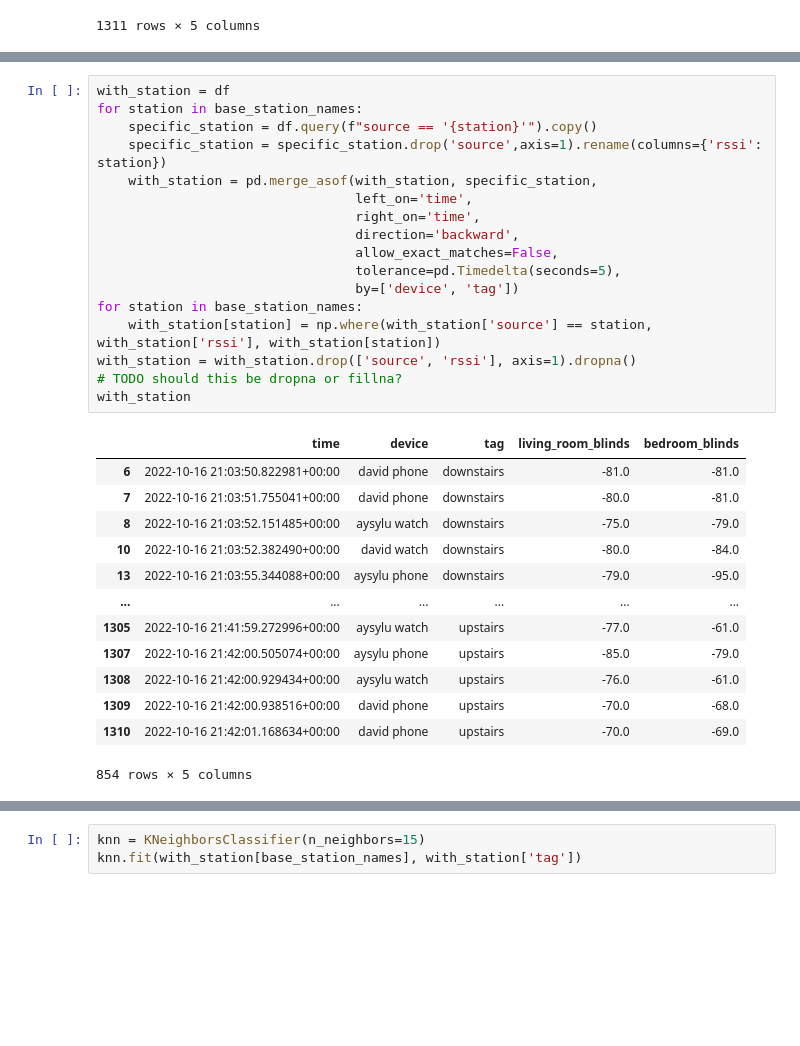
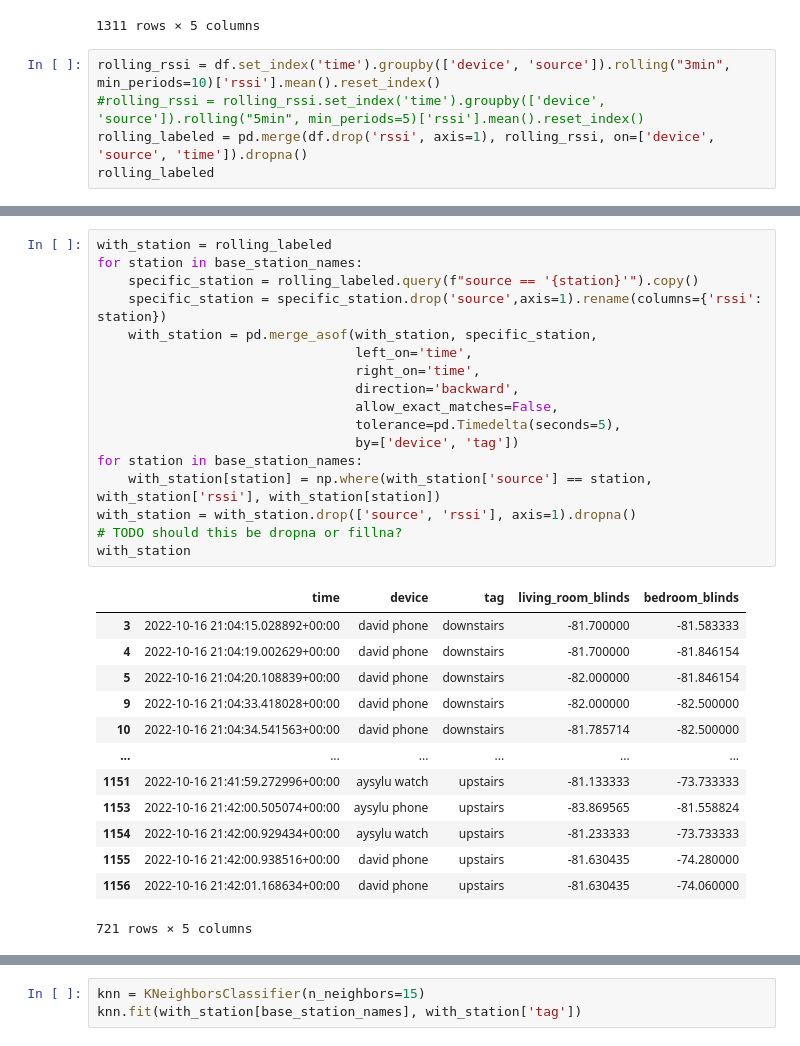
Before and after one commit to dgrnbrg/appdaemon-configs, a Jupyter notebook: appdaemon-dev.ipynb, the cells around one changed output, grey strips where cells are left out. Drawn from its saved outputs; the diff is of its cells as text; blank space fills up the shorter version.

```diff
--- a/appdaemon-dev.ipynb
+++ b/appdaemon-dev.ipynb
@@ -314,3 +314,8 @@ df
 | 926 | 2022-10-16 21:42:00.938516+00:00 | david phone | living_room_blinds | -70 | upstairs |
 | 927 | 2022-10-16 21:42:01.168634+00:00 | david phone | bedroom_blinds | -69 | upstairs |
 1311 rows × 5 columns
+# %%
+rolling_rssi = df.set_index('time').groupby(['device', 'source']).rolling("3min", min_periods=10)['rssi'].mean().reset_index()
+#rolling_rssi = rolling_rssi.set_index('time').groupby(['device', 'source']).rolling("5min", min_periods=5)['rssi'].mean().reset_index()
+rolling_labeled = pd.merge(df.drop('rssi', axis=1), rolling_rssi, on=['device', 'source', 'time']).dropna()
+rolling_labeled
@@ -317,34 +336,34 @@ df
 # %%
-with_station = df
+with_station = rolling_labeled
 for station in base_station_names:
-    specific_station = df.query(f"source == '{station}'").copy()
+    specific_station = rolling_labeled.query(f"source == '{station}'").copy()
     specific_station = specific_station.drop('source',axis=1).rename(columns={'rssi': station})
     with_station = pd.merge_asof(with_station, specific_station,
                                  left_on='time',
                                  right_on='time',
                                  direction='backward',
                                  allow_exact_matches=False,
                                  tolerance=pd.Timedelta(seconds=5),
                                  by=['device', 'tag'])
 for station in base_station_names:
     with_station[station] = np.where(with_station['source'] == station, with_station['rssi'], with_station[station])
 with_station = with_station.drop(['source', 'rssi'], axis=1).dropna()
 # TODO should this be dropna or fillna?
 with_station
 # %% [output]
 |  | time | device | tag | living_room_blinds | bedroom_blinds |
-| 6 | 2022-10-16 21:03:50.822981+00:00 | david phone | downstairs | -81.0 | -81.0 |
-| 7 | 2022-10-16 21:03:51.755041+00:00 | david phone | downstairs | -80.0 | -81.0 |
-| 8 | 2022-10-16 21:03:52.151485+00:00 | aysylu watch | downstairs | -75.0 | -79.0 |
-| 10 | 2022-10-16 21:03:52.382490+00:00 | david watch | downstairs | -80.0 | -84.0 |
-| 13 | 2022-10-16 21:03:55.344088+00:00 | aysylu phone | downstairs | -79.0 | -95.0 |
+| 3 | 2022-10-16 21:04:15.028892+00:00 | david phone | downstairs | -81.700000 | -81.583333 |
+| 4 | 2022-10-16 21:04:19.002629+00:00 | david phone | downstairs | -81.700000 | -81.846154 |
+| 5 | 2022-10-16 21:04:20.108839+00:00 | david phone | downstairs | -82.000000 | -81.846154 |
+| 9 | 2022-10-16 21:04:33.418028+00:00 | david phone | downstairs | -82.000000 | -82.500000 |
+| 10 | 2022-10-16 21:04:34.541563+00:00 | david phone | downstairs | -81.785714 | -82.500000 |
 | ... | ... | ... | ... | ... | ... |
-| 1305 | 2022-10-16 21:41:59.272996+00:00 | aysylu watch | upstairs | -77.0 | -61.0 |
-| 1307 | 2022-10-16 21:42:00.505074+00:00 | aysylu phone | upstairs | -85.0 | -79.0 |
-| 1308 | 2022-10-16 21:42:00.929434+00:00 | aysylu watch | upstairs | -76.0 | -61.0 |
-| 1309 | 2022-10-16 21:42:00.938516+00:00 | david phone | upstairs | -70.0 | -68.0 |
-| 1310 | 2022-10-16 21:42:01.168634+00:00 | david phone | upstairs | -70.0 | -69.0 |
+| 1151 | 2022-10-16 21:41:59.272996+00:00 | aysylu watch | upstairs | -81.133333 | -73.733333 |
+| 1153 | 2022-10-16 21:42:00.505074+00:00 | aysylu phone | upstairs | -83.869565 | -81.558824 |
+| 1154 | 2022-10-16 21:42:00.929434+00:00 | aysylu watch | upstairs | -81.233333 | -73.733333 |
+| 1155 | 2022-10-16 21:42:00.938516+00:00 | david phone | upstairs | -81.630435 | -74.280000 |
+| 1156 | 2022-10-16 21:42:01.168634+00:00 | david phone | upstairs | -81.630435 | -74.060000 |
-854 rows × 5 columns
+721 rows × 5 columns
 # %%
 with_station.query('tag=="main_floor"')
 # %% [output]
```
Also changed, not shown: parts of 3 cells of this notebook.
